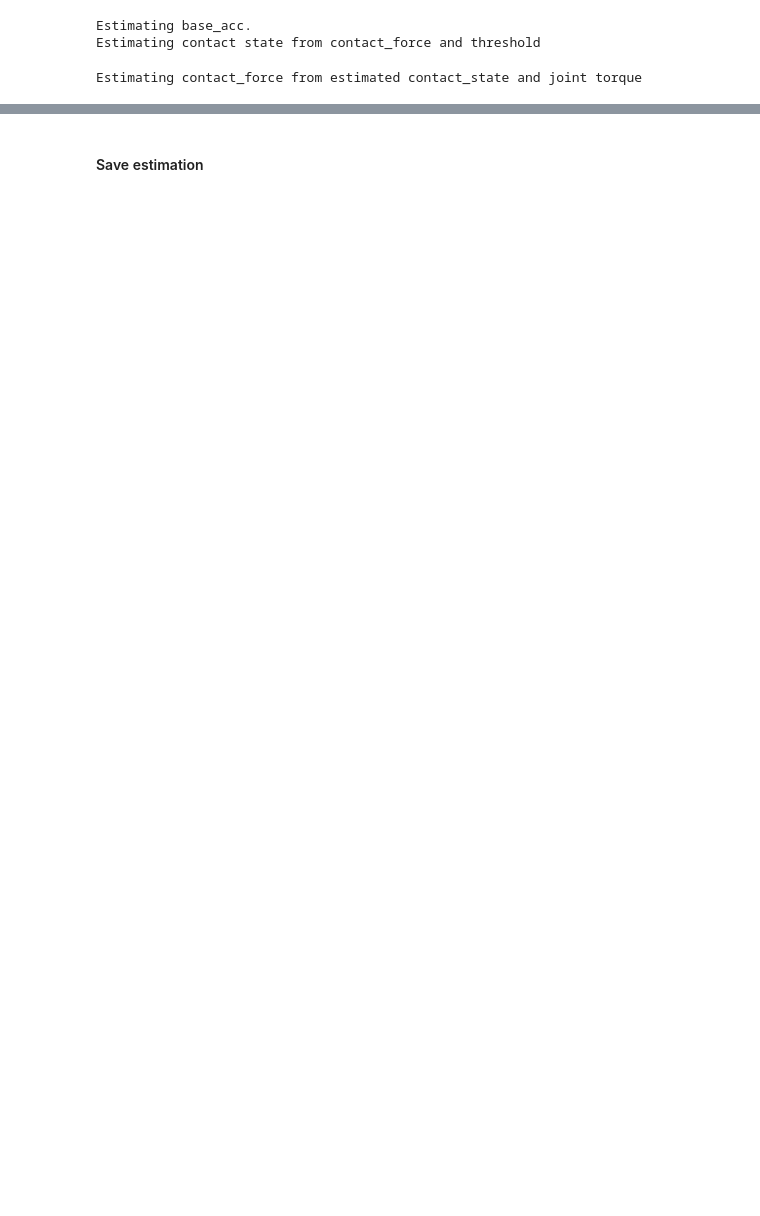
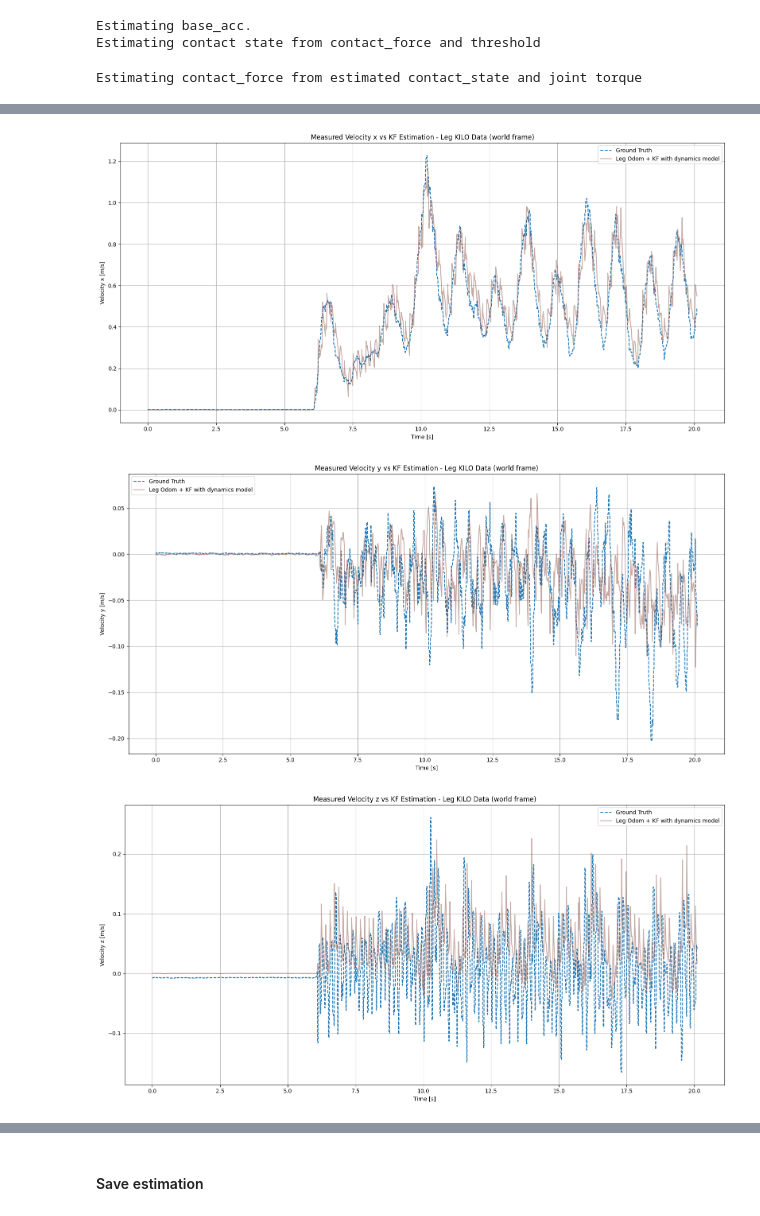
Before and after one commit to undefined-panda/mpx, a Jupyter notebook: mpx/leg_kilo_estimation.ipynb, the cells around one changed output, grey strips where cells are left out. Saved outputs shown, nothing was run; the diff lists cells and outputs as text; code cells hidden in the pictures; blank space fills up the shorter version.

```diff
--- a/mpx/leg_kilo_estimation.ipynb
+++ b/mpx/leg_kilo_estimation.ipynb
@@ -134,3 +91,12 @@ results_leg_kilo_est = run_state_estimation(dt=dt,
 Estimating base_acc.
 Estimating contact state from contact_force and threshold
 Estimating contact_force from estimated contact_state and joint torque
+# %%
+# convert state estimation results to world/map frame
+pos_update_w = legkilo_reader.convert_odom_to_map(odom_data=results_leg_kilo_est["pos_update"],
+                                                   first_quat=leg_kilo_data["base_orient_quat"][0],
+                                                   with_offset=True)
+
+vel_update_w = legkilo_reader.convert_odom_to_map(odom_data=results_leg_kilo_est["vel_update"],
+                                                   first_quat=leg_kilo_data["base_orient_quat"][0],
+                                                   with_offset=False)
@@ -136,0 +141,32 @@ Estimating contact_force from estimated contact_state and joint torque
+# %%
+colors = ['#1f77b4', # gt
+        # '#2ca02c', # leg odom
+        '#8c564b'  # leg odom + kf, dynamics with est cf
+        ]
+
+dim = ["x", "y", "z"]
+time_state = leg_kilo_data["time_state"]
+time_state -= time_state[0]
+
+num_data_points = 10000
+
+for i in range(len(dim)):
+    gt_values = leg_kilo_data["base_vel_w"][:num_data_points, i:i+1]
+
+    pred_values = [vel_update_w[:num_data_points, i:i+1]]
+
+    pred_labels = ["Leg Odom + KF with dynamics model"]
+
+    compare_estimation_plot(time=time_state[:num_data_points],
+                            gt_values=gt_values,
+                            gt_label=["Ground Truth"],
+                            pred_values=pred_values,
+                            pred_labels=pred_labels,
+                            ylabel=f"Velocity {dim[i]} [m/s]",
+                            title=f"Measured Velocity {dim[i]} vs KF Estimation - Leg KILO Data (world frame)",
+                            colors=colors
+                            )
+# %% [output]
+[figure, added]
+[figure, added]
+[figure, added]
```
Also changed, not shown: parts of 33 cells of this notebook, 7 other files.
